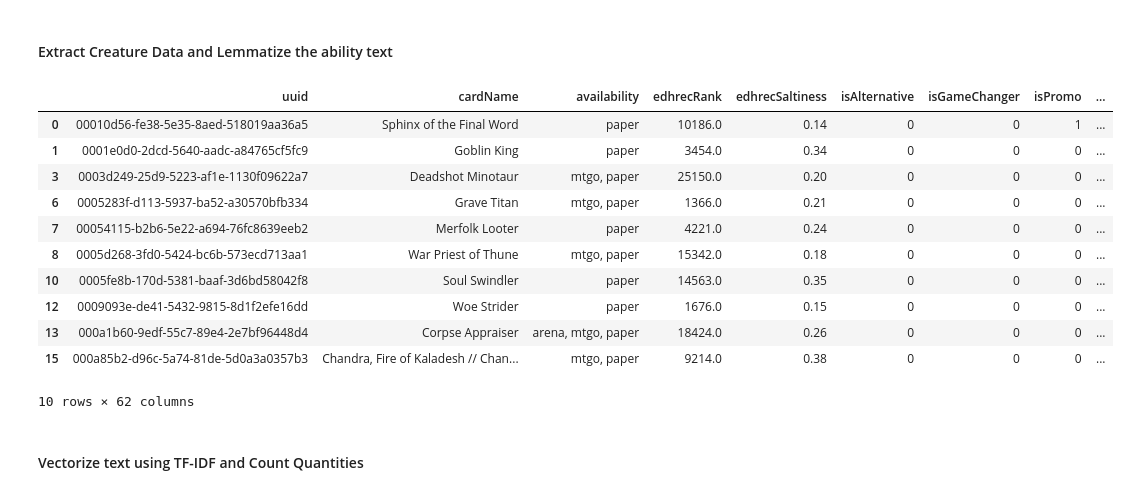
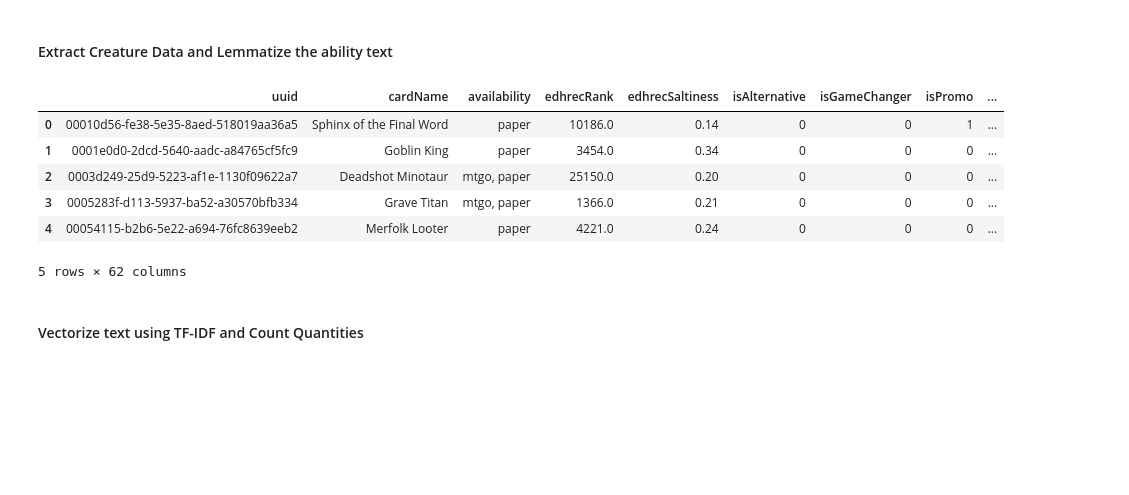
Before and after one commit to janelmjackson/understanding-mtg-card-value-through-ml, a Jupyter notebook: mtgjson_ridge_reg.ipynb, the cells around one changed output. Saved outputs shown, nothing was run; the diff lists cells and outputs as text; code cells hidden in the pictures; blank space fills up the shorter version.

```diff
--- a/mtgjson_ridge_reg.ipynb
+++ b/mtgjson_ridge_reg.ipynb
@@ -173,6 +206,14 @@ See the caveats in the documentation: https://pandas.pydata.org/pandas-docs/stab
   ridge_lasso_data_df['colorIdentity'] = ridge_lasso_data_df['colorIdentity'].str.split(', ')
 Quantity of cards PRIOR to dropping NA values: 94123
 Quantity of cards AFTER to dropping NA values: 46113
+# %%
+# combine duplicate rows (card variants with the same feature values) and use the average price as the target price
+# card variants with unique attributes will be kept as separate rows
+def aggregateDuplicates(df):
+    #input: df - DataFrame with duplicate rows includes 'price' column
+    #return: df - DataFrame aggregated with average prices
+    group_by_cols = [col for col in df.columns if col != 'price']
+    return df.groupby(group_by_cols)['price'].mean().reset_index()
 # %% [markdown]
 ### Add Lemmatization Step for cleaning text
 # %%
@@ -206,21 +232,18 @@ def lemmatize_sentence(sentence):
 # %% [markdown]
 #### Extract Creature Data and Lemmatize the ability text
 # %%
+#extract creature data only and average prices for duplicate cards with exact features
 creatures_df = ridge_lasso_data_df[ridge_lasso_data_df['isCreature'] == 1].copy()
-creatures_df.head(10)
+creatures_df = aggregateDuplicates(creatures_df)
+creatures_df.head(5)
 # %% [output]
 |  | uuid | cardName | availability | edhrecRank | edhrecSaltiness | isAlternative | isGameChanger | isPromo | ... |
 | 0 | 00010d56-fe38-5e35-8aed-518019aa36a5 | Sphinx of the Final Word | paper | 10186.0 | 0.14 | 0 | 0 | 1 | ... |
 | 1 | 0001e0d0-2dcd-5640-aadc-a84765cf5fc9 | Goblin King | paper | 3454.0 | 0.34 | 0 | 0 | 0 | ... |
-| 3 | 0003d249-25d9-5223-af1e-1130f09622a7 | Deadshot Minotaur | mtgo, paper | 25150.0 | 0.20 | 0 | 0 | 0 | ... |
-| 6 | 0005283f-d113-5937-ba52-a30570bfb334 | Grave Titan | mtgo, paper | 1366.0 | 0.21 | 0 | 0 | 0 | ... |
-| 7 | 00054115-b2b6-5e22-a694-76fc8639eeb2 | Merfolk Looter | paper | 4221.0 | 0.24 | 0 | 0 | 0 | ... |
-| 8 | 0005d268-3fd0-5424-bc6b-573ecd713aa1 | War Priest of Thune | mtgo, paper | 15342.0 | 0.18 | 0 | 0 | 0 | ... |
-| 10 | 0005fe8b-170d-5381-baaf-3d6bd58042f8 | Soul Swindler | paper | 14563.0 | 0.35 | 0 | 0 | 0 | ... |
-| 12 | 0009093e-de41-5432-9815-8d1f2efe16dd | Woe Strider | paper | 1676.0 | 0.15 | 0 | 0 | 0 | ... |
-| 13 | 000a1b60-9edf-55c7-89e4-2e7bf96448d4 | Corpse Appraiser | arena, mtgo, paper | 18424.0 | 0.26 | 0 | 0 | 0 | ... |
-| 15 | 000a85b2-d96c-5a74-81de-5d0a3a0357b3 | Chandra, Fire of Kaladesh // Chan... | mtgo, paper | 9214.0 | 0.38 | 0 | 0 | 0 | ... |
+| 2 | 0003d249-25d9-5223-af1e-1130f09622a7 | Deadshot Minotaur | mtgo, paper | 25150.0 | 0.20 | 0 | 0 | 0 | ... |
+| 3 | 0005283f-d113-5937-ba52-a30570bfb334 | Grave Titan | mtgo, paper | 1366.0 | 0.21 | 0 | 0 | 0 | ... |
+| 4 | 00054115-b2b6-5e22-a694-76fc8639eeb2 | Merfolk Looter | paper | 4221.0 | 0.24 | 0 | 0 | 0 | ... |
-10 rows × 62 columns
+5 rows × 62 columns
 # %%
 #lemmatize creature ability text
 creatures_df['text_lemmatized'] = creatures_df['text'].apply(lemmatize_sentence)
```
Also changed, not shown: parts of 43 cells of this notebook.
